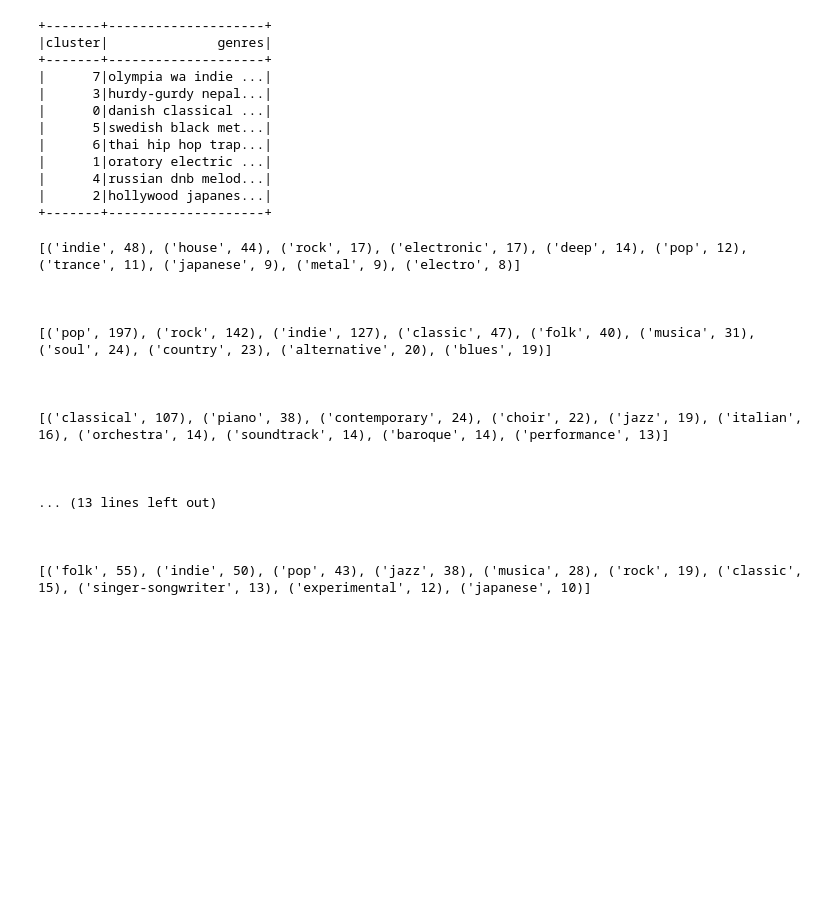
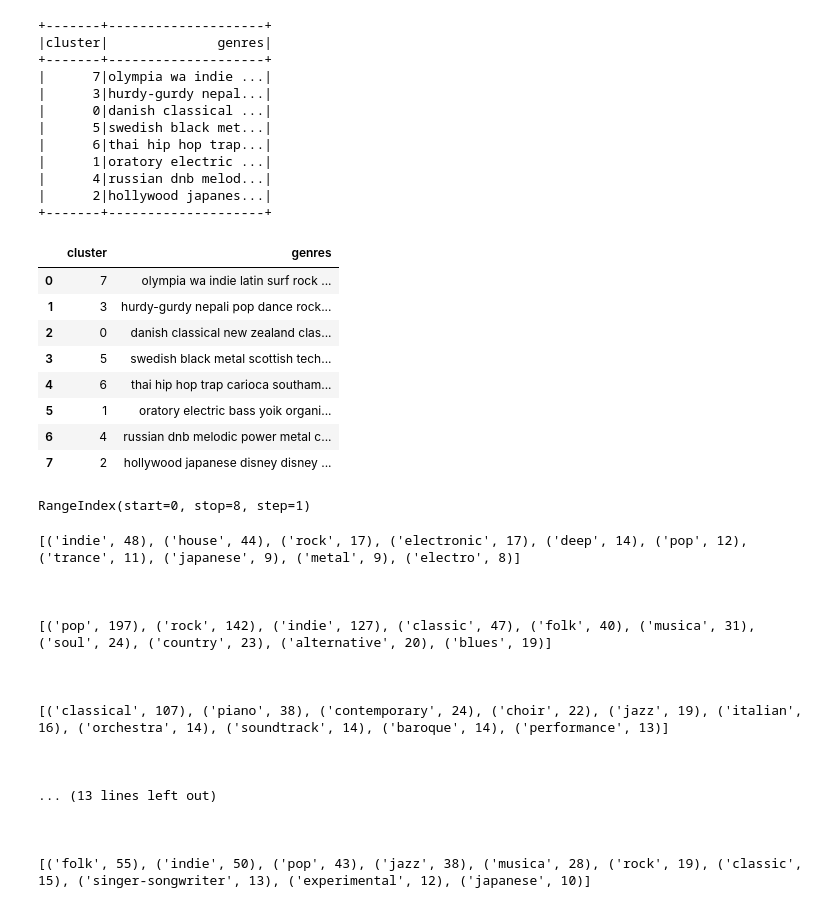
Before and after one commit to carloalbe/Pyspark-Spotify-Analysis, a Jupyter notebook: code/SKlearnClustering.ipynb, the cells around one changed output. Drawn from its saved outputs; the diff is of its cells as text; code cells hidden in the pictures; blank space fills up the shorter version.

```diff
--- a/code/SKlearnClustering.ipynb
+++ b/code/SKlearnClustering.ipynb
@@ -367,6 +387,22 @@ labels = labels.withColumn('genres',regexp_replace(col("genres"), r"(^\[)|(\]$)|
 from collections import Counter
 # %%
 labelsp = labels.toPandas()
+# %%
+labelsp
+# %% [output]
+|  | cluster | genres |
+| 0 | 7 | olympia wa indie latin surf rock ... |
+| 1 | 3 | hurdy-gurdy nepali pop dance rock... |
+| 2 | 0 | danish classical new zealand clas... |
+| 3 | 5 | swedish black metal scottish tech... |
+| 4 | 6 | thai hip hop trap carioca southam... |
+| 5 | 1 | oratory electric bass yoik organi... |
+| 6 | 4 | russian dnb melodic power metal c... |
+| 7 | 2 | hollywood japanese disney disney ... |
+# %%
+i for in labelsp.index
+# %% [output]
+RangeIndex(start=0, stop=8, step=1)
 # %%
 for i in labelsp.index:
 
```
Also changed, not shown: parts of 8 cells of this notebook, 13 other files.
